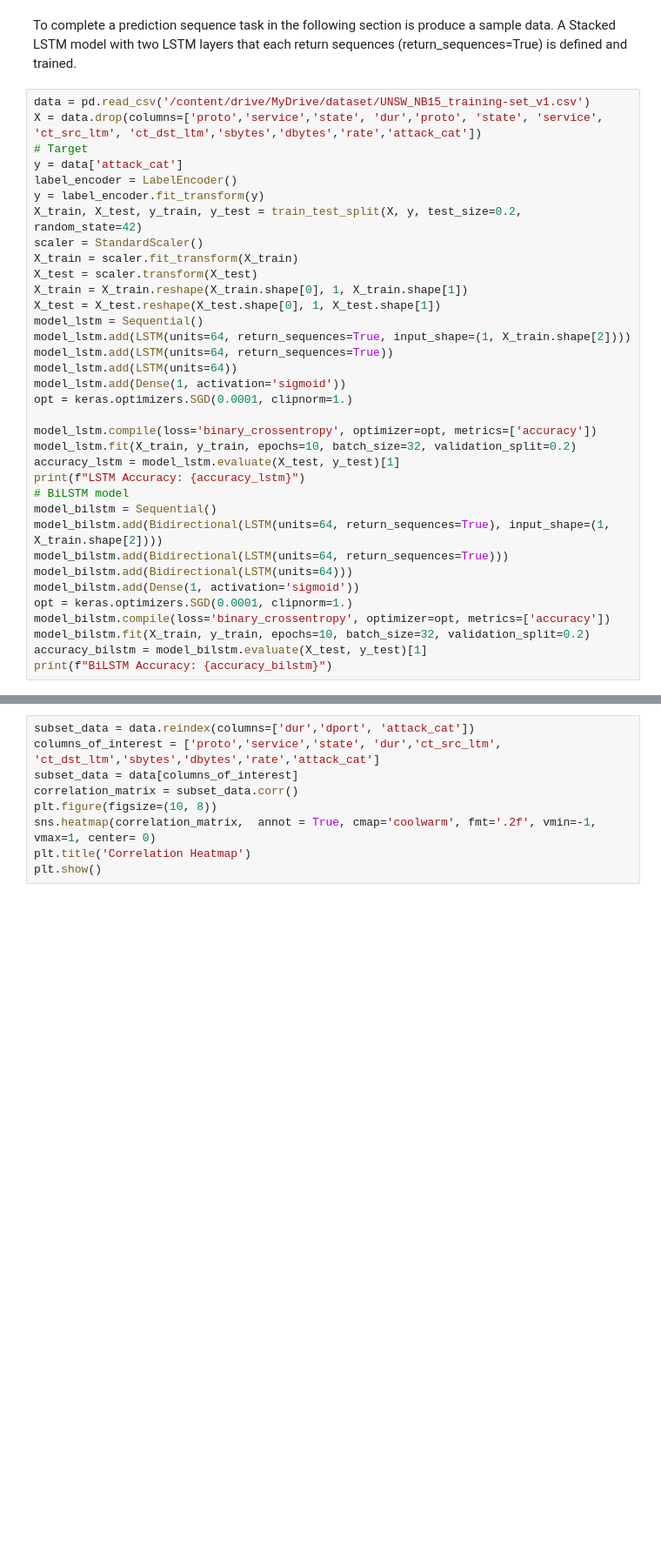
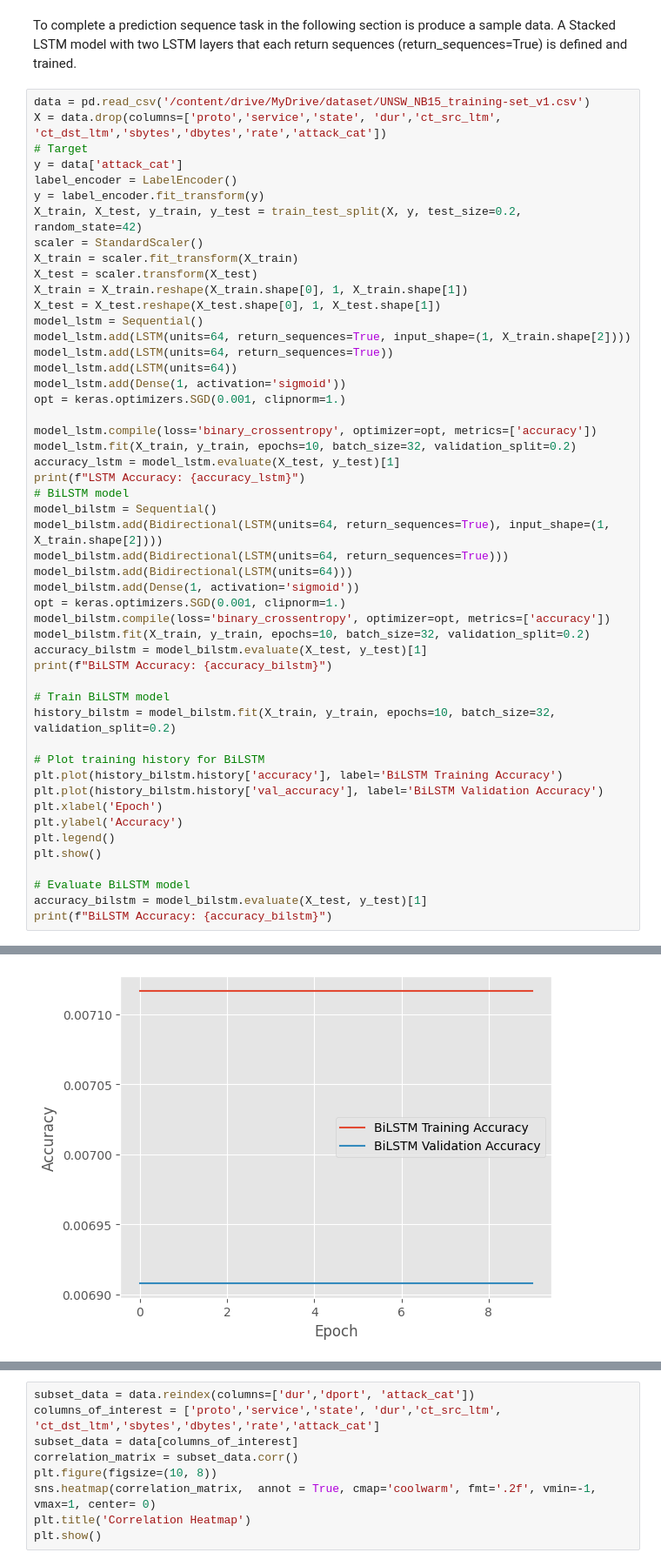
Before and after one commit to marcool5/Cyber, a Jupyter notebook: Exploratory_Data_and_Analysis_1_.ipynb, the cells around one changed output, grey strips where cells are left out. Shown at 87% size. Drawn from its saved outputs; the diff is of its cells as text; blank space fills up the shorter version.

```diff
--- a/Exploratory_Data_and_Analysis_1_.ipynb
+++ b/Exploratory_Data_and_Analysis_1_.ipynb
@@ -262,7 +261,7 @@ To complete a prediction sequence task in the following section is produce a  sa
 A Stacked LSTM model with two LSTM layers that each return sequences (return_sequences=True) is defined and trained.
 # %%
 data = pd.read_csv('/content/drive/MyDrive/dataset/UNSW_NB15_training-set_v1.csv')
-X = data.drop(columns=['proto','service','state', 'dur','proto', 'state', 'service', 'ct_src_ltm', 'ct_dst_ltm','sbytes','dbytes','rate','attack_cat'])
+X = data.drop(columns=['proto','service','state', 'dur','ct_src_ltm', 'ct_dst_ltm','sbytes','dbytes','rate','attack_cat'])
 # Target
 y = data['attack_cat']
 label_encoder = LabelEncoder()
@@ -278,7 +277,7 @@ model_lstm.add(LSTM(units=64, return_sequences=True, input_shape=(1, X_train.sha
 model_lstm.add(LSTM(units=64, return_sequences=True))
 model_lstm.add(LSTM(units=64))
 model_lstm.add(Dense(1, activation='sigmoid'))
-opt = keras.optimizers.SGD(0.0001, clipnorm=1.)
+opt = keras.optimizers.SGD(0.001, clipnorm=1.)
 
 model_lstm.compile(loss='binary_crossentropy', optimizer=opt, metrics=['accuracy'])
 model_lstm.fit(X_train, y_train, epochs=10, batch_size=32, validation_split=0.2)
@@ -290,10 +289,25 @@ model_bilstm.add(Bidirectional(LSTM(units=64, return_sequences=True), input_shap
 model_bilstm.add(Bidirectional(LSTM(units=64, return_sequences=True)))
 model_bilstm.add(Bidirectional(LSTM(units=64)))
 model_bilstm.add(Dense(1, activation='sigmoid'))
-opt = keras.optimizers.SGD(0.0001, clipnorm=1.)
+opt = keras.optimizers.SGD(0.001, clipnorm=1.)
 model_bilstm.compile(loss='binary_crossentropy', optimizer=opt, metrics=['accuracy'])
 model_bilstm.fit(X_train, y_train, epochs=10, batch_size=32, validation_split=0.2)
 accuracy_bilstm = model_bilstm.evaluate(X_test, y_test)[1]
 print(f"BiLSTM Accuracy: {accuracy_bilstm}")
+
+# Train BiLSTM model
+history_bilstm = model_bilstm.fit(X_train, y_train, epochs=10, batch_size=32, validation_split=0.2)
+
+# Plot training history for BiLSTM
+plt.plot(history_bilstm.history['accuracy'], label='BiLSTM Training Accuracy')
+plt.plot(history_bilstm.history['val_accuracy'], label='BiLSTM Validation Accuracy')
+plt.xlabel('Epoch')
+plt.ylabel('Accuracy')
+plt.legend()
+plt.show()
+
+# Evaluate BiLSTM model
+accuracy_bilstm = model_bilstm.evaluate(X_test, y_test)[1]
+print(f"BiLSTM Accuracy: {accuracy_bilstm}")
 # %% [output]
 Epoch 1/10
@@ -315,0 +330 @@ BiLSTM Accuracy: 0.007105119526386261
+[figure, added]
```
Also changed, not shown: parts of 5 cells of this notebook.
